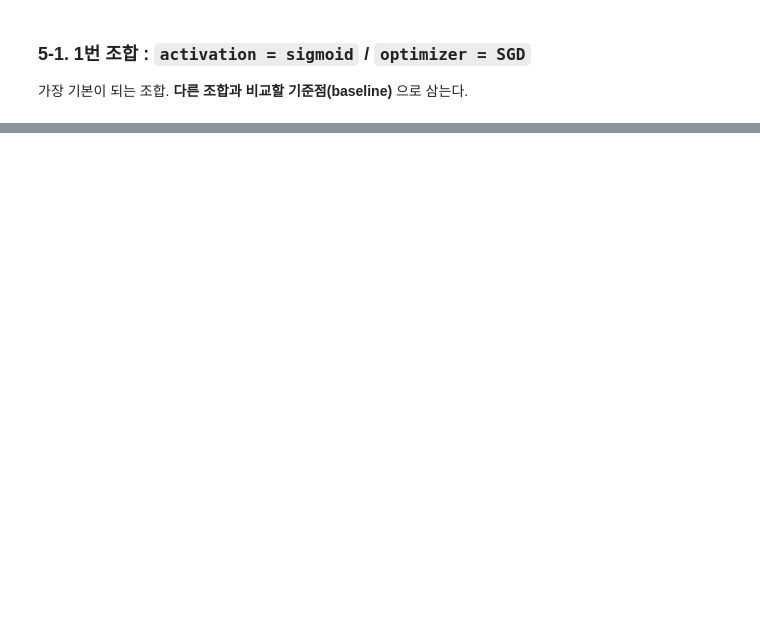
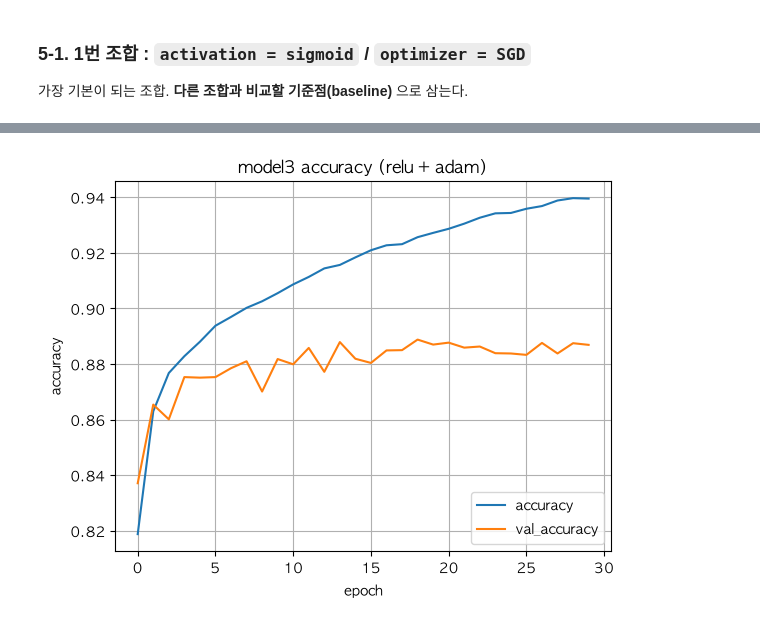
Before and after one commit to hongjinkong/study, a Jupyter notebook: deep learning/ex03)여러가지조합을통한다중분류실습.ipynb, the cells around one changed output, grey strips where cells are left out. Saved outputs shown, nothing was run; the diff lists cells and outputs as text; code cells hidden in the pictures; blank space fills up the shorter version.

```diff
--- a/deep learning/ex03)여러가지조합을통한다중분류실습.ipynb
+++ b/deep learning/ex03)여러가지조합을통한다중분류실습.ipynb
@@ -335,0 +432,29 @@ plt.show()
+# %%
+# ===== 3번 조합 : relu + adam =====
+# 1. 뼈대 생성
+model3 = Sequential()
+
+# 2. 입력층 쌓기
+model3.add(InputLayer(shape = (28, 28)))
+model3.add(Flatten())
+
+# 3. 중간층 쌓기 (구조는 2번과 동일 / activation만 relu 로 변경)
+model3.add(Dense(64,  activation = 'relu'))
+model3.add(Dense(128, activation = 'relu'))
+model3.add(Dense(64,  activation = 'relu'))
+
+# 4. 출력층 쌓기 - 다중분류이므로 softmax (중간층이 relu여도 출력층은 softmax)
+model3.add(Dense(units = 10, activation = 'softmax'))
+
+# 5. 학습방법 설정 (compile)
+model3.compile(
+    optimizer = 'adam',                   # 최적화 함수 → Adam
+    loss = 'categorical_crossentropy',    # 다중분류용 손실함수
+    metrics = ['accuracy'])               # 평가지표 → 정확도
+
+# 6. 학습 - 1번/2번 조합과 완전히 동일한 조건으로 (공정한 비교)
+model3.fit(
+    X_train, y_train_one_hot,
+    epochs = 30,
+    validation_data = (X_test, y_test_one_hot),
+    verbose = 2)
@@ -335,0 +480,12 @@ plt.show()
+# %%
+# 3번 조합(relu + adam) 학습 결과 시각화
+plt.plot(model3.history.history['accuracy'],     label = 'accuracy')
+plt.plot(model3.history.history['val_accuracy'], label = 'val_accuracy')
+plt.grid(True)
+plt.title('model3 accuracy (relu + adam)')
+plt.ylabel('accuracy')
+plt.xlabel('epoch')
+plt.legend(loc = 'lower right')
+plt.show()
+# %% [output]
+[figure, added]
```
Also changed, not shown: parts of 27 cells of this notebook, 13 other files.
